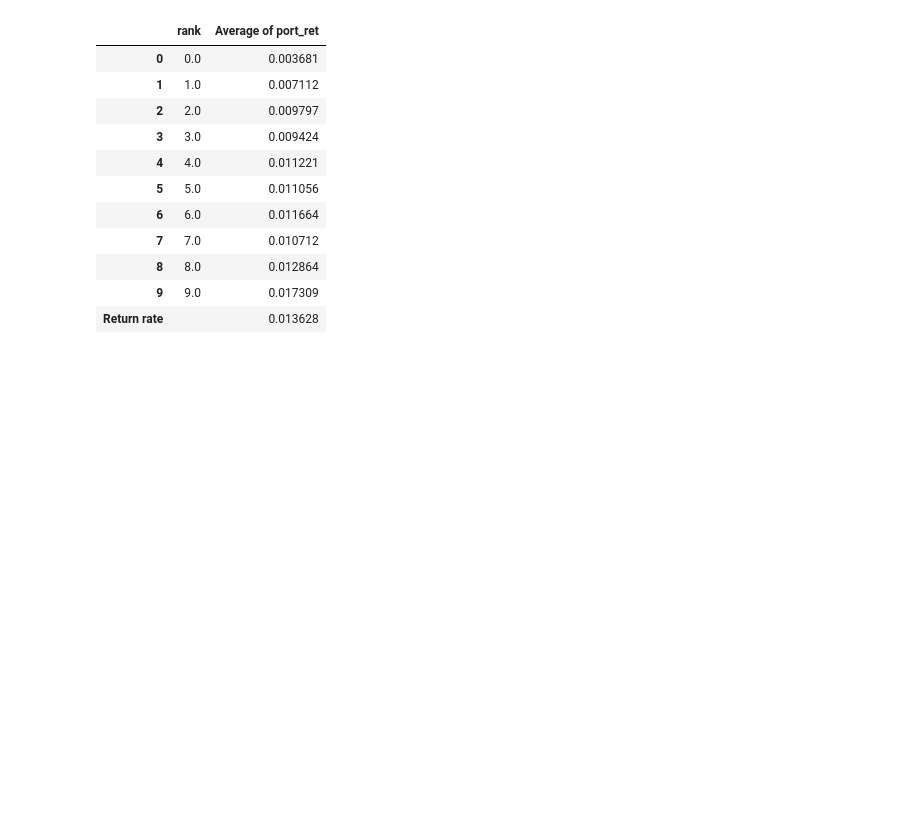
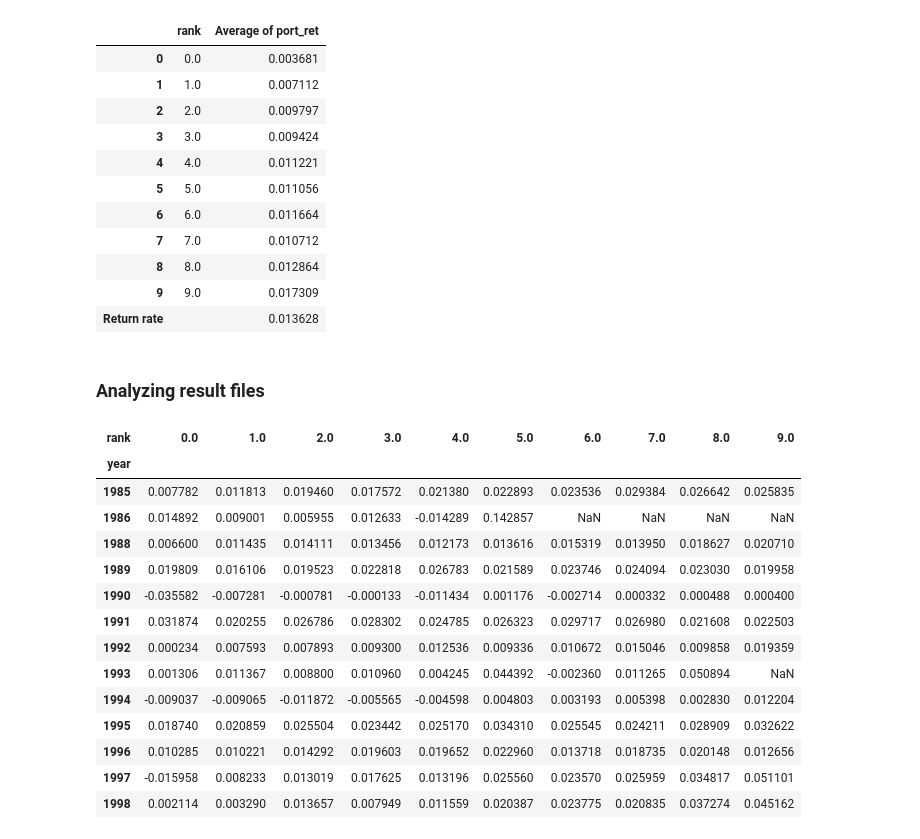
Before and after one commit to kevinidea/neural_network_stock_model, a Jupyter notebook: src/prediction_postprocessing.ipynb, the cells around one changed output. Cells and saved outputs as stored; diff of their text form; code cells hidden in the pictures; blank space fills up the shorter version.

```diff
--- a/src/prediction_postprocessing.ipynb
+++ b/src/prediction_postprocessing.ipynb
@@ -237,3 +205,5 @@ compute_returns('/zfs/projects/darc/wolee_edehaan_suzienoh-exploratory-ml/kevin/
 | 8 | 8.0 | 0.012864 |
 | 9 | 9.0 | 0.017309 |
 | Return rate |  | 0.013628 |
+# %% [markdown]
+### Analyzing result files
@@ -239,0 +220,18 @@ compute_returns('/zfs/projects/darc/wolee_edehaan_suzienoh-exploratory-ml/kevin/
+# %%
+analyze_result_files(monthly_restricted_result_dir)
+# %% [output]
+| rank | 0.0 | 1.0 | 2.0 | 3.0 | 4.0 | 5.0 | 6.0 | 7.0 | 8.0 | 9.0 |
+| year |  |  |  |  |  |  |  |  |  |  |
+| 1985 | 0.007782 | 0.011813 | 0.019460 | 0.017572 | 0.021380 | 0.022893 | 0.023536 | 0.029384 | 0.026642 | 0.025835 |
+| 1986 | 0.014892 | 0.009001 | 0.005955 | 0.012633 | -0.014289 | 0.142857 | NaN | NaN | NaN | NaN |
+| 1988 | 0.006600 | 0.011435 | 0.014111 | 0.013456 | 0.012173 | 0.013616 | 0.015319 | 0.013950 | 0.018627 | 0.020710 |
+| 1989 | 0.019809 | 0.016106 | 0.019523 | 0.022818 | 0.026783 | 0.021589 | 0.023746 | 0.024094 | 0.023030 | 0.019958 |
+| 1990 | -0.035582 | -0.007281 | -0.000781 | -0.000133 | -0.011434 | 0.001176 | -0.002714 | 0.000332 | 0.000488 | 0.000400 |
+| 1991 | 0.031874 | 0.020255 | 0.026786 | 0.028302 | 0.024785 | 0.026323 | 0.029717 | 0.026980 | 0.021608 | 0.022503 |
+| 1992 | 0.000234 | 0.007593 | 0.007893 | 0.009300 | 0.012536 | 0.009336 | 0.010672 | 0.015046 | 0.009858 | 0.019359 |
+| 1993 | 0.001306 | 0.011367 | 0.008800 | 0.010960 | 0.004245 | 0.044392 | -0.002360 | 0.011265 | 0.050894 | NaN |
+| 1994 | -0.009037 | -0.009065 | -0.011872 | -0.005565 | -0.004598 | 0.004803 | 0.003193 | 0.005398 | 0.002830 | 0.012204 |
+| 1995 | 0.018740 | 0.020859 | 0.025504 | 0.023442 | 0.025170 | 0.034310 | 0.025545 | 0.024211 | 0.028909 | 0.032622 |
+| 1996 | 0.010285 | 0.010221 | 0.014292 | 0.019603 | 0.019652 | 0.022960 | 0.013718 | 0.018735 | 0.020148 | 0.012656 |
+| 1997 | -0.015958 | 0.008233 | 0.013019 | 0.017625 | 0.013196 | 0.025560 | 0.023570 | 0.025959 | 0.034817 | 0.051101 |
+| 1998 | 0.002114 | 0.003290 | 0.013657 | 0.007949 | 0.011559 | 0.020387 | 0.023775 | 0.020835 | 0.037274 | 0.045162 |
```
Also changed, not shown: parts of 10 cells of this notebook.
